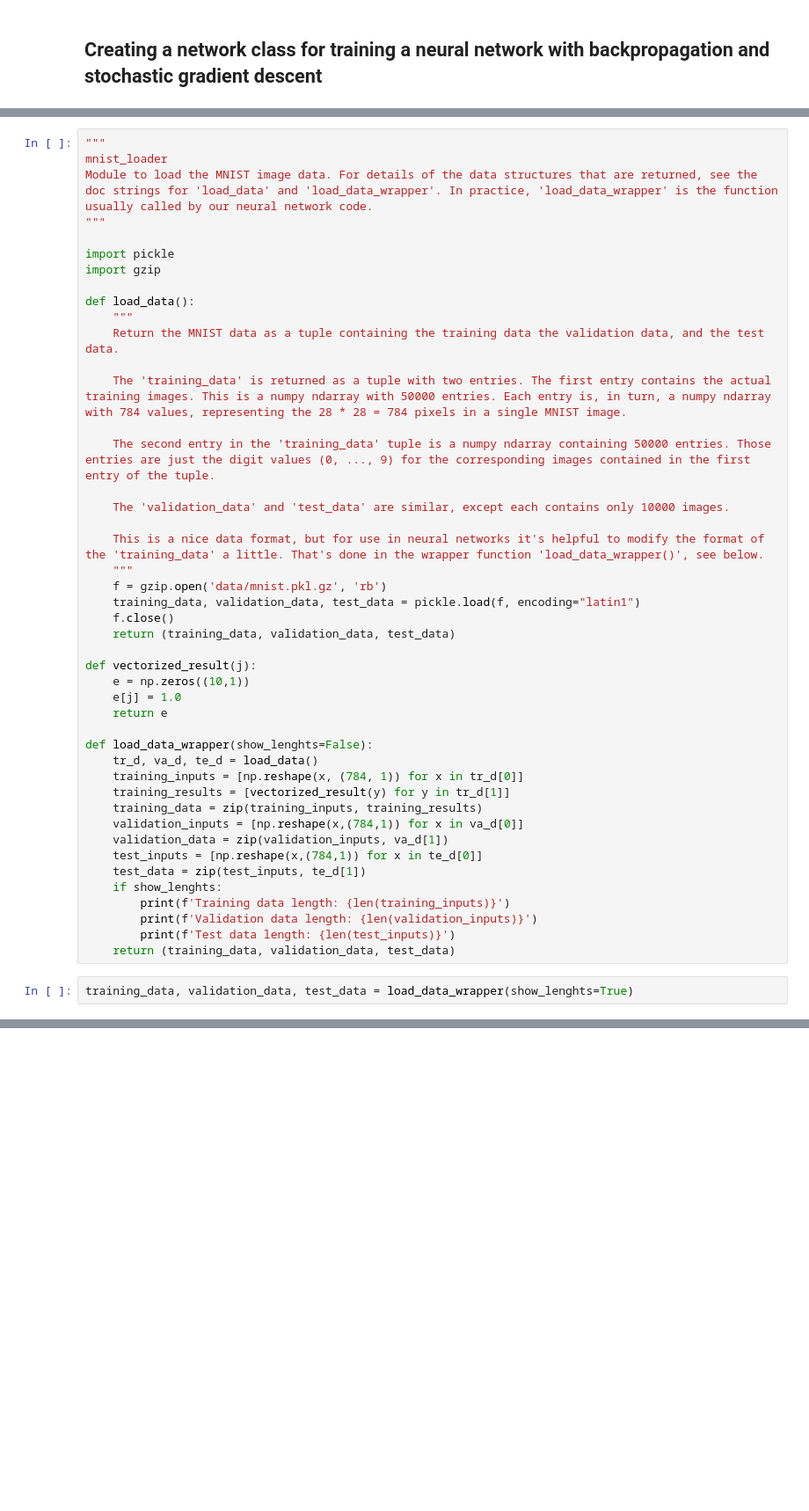
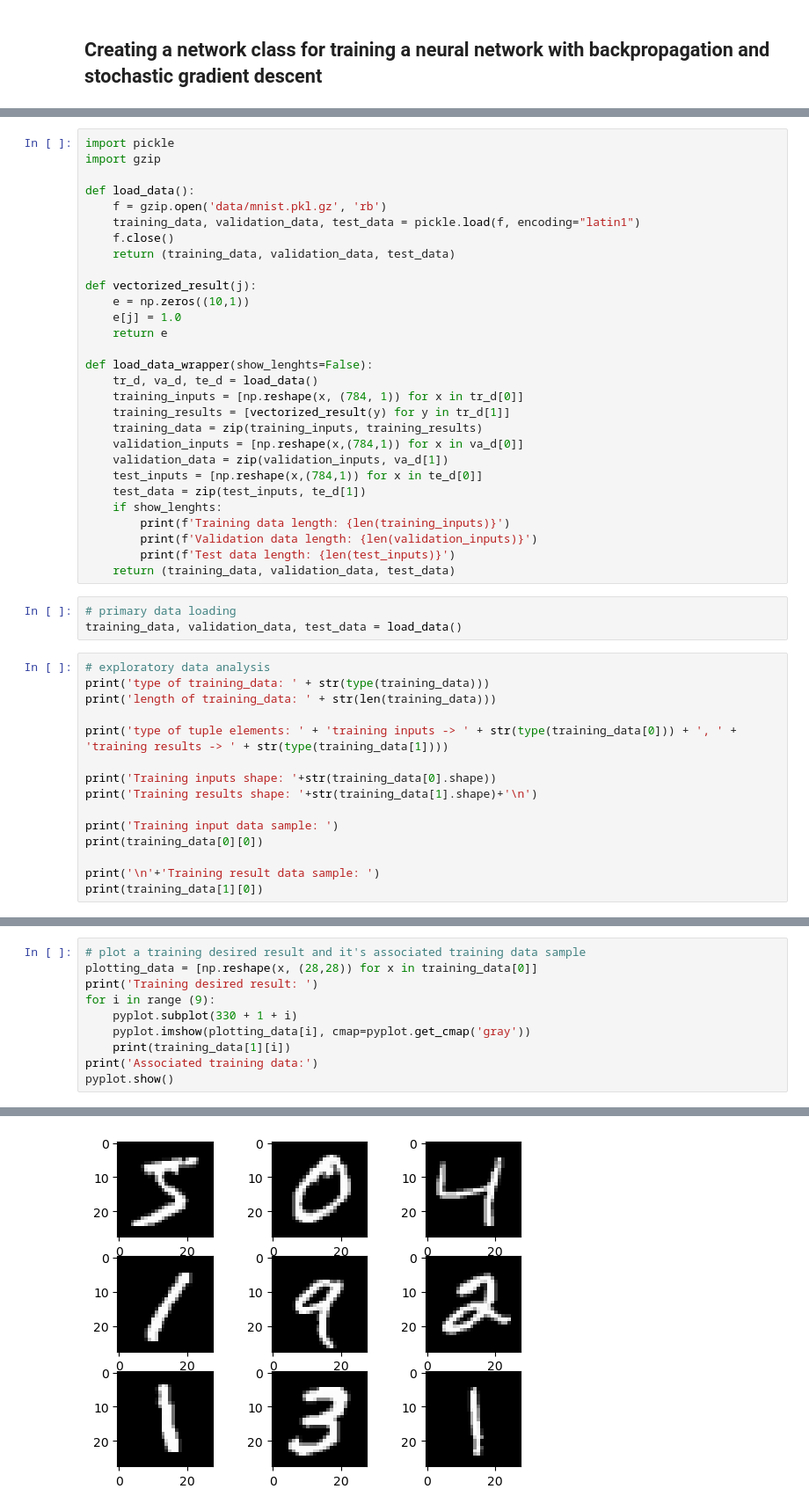
Before and after one commit to omar11205/torchDeepLearning, a Jupyter notebook: AAN/backpropagation_with_learning.ipynb, the cells around one changed output, grey strips where cells are left out. Shown at 88% size. Drawn from its saved outputs; the diff is of its cells as text; blank space fills up the shorter version.

Commit message:
Working minst neural network architecture

```diff
--- a/AAN/backpropagation_with_learning.ipynb
+++ b/AAN/backpropagation_with_learning.ipynb
@@ -142,26 +145,10 @@ def sigmoid_prime(z):
     """Derivative of the sigmoid function."""
     return sigmoid(z)*(1-sigmoid(z))
 # %%
-"""
-mnist_loader
-Module to load the MNIST image data. For details of the data structures that are returned, see the doc strings for 'load_data' and 'load_data_wrapper'. In practice, 'load_data_wrapper' is the function usually called by our neural network code.
-"""
-
 import pickle
 import gzip
 
 def load_data():
-    """
-    Return the MNIST data as a tuple containing the training data the validation data, and the test data.
-
-    The 'training_data' is returned as a tuple with two entries. The first entry contains the actual training images. This is a numpy ndarray with 50000 entries. Each entry is, in turn, a numpy ndarray with 784 values, representing the 28 * 28 = 784 pixels in a single MNIST image.
-
-    The second entry in the 'training_data' tuple is a numpy ndarray containing 50000 entries. Those entries are just the digit values (0, ..., 9) for the corresponding images contained in the first entry of the tuple.
-
-    The 'validation_data' and 'test_data' are similar, except each contains only 10000 images.
-
-    This is a nice data format, but for use in neural networks it's helpful to modify the format of the 'training_data' a little. That's done in the wrapper function 'load_data_wrapper()', see below.
-    """
     f = gzip.open('data/mnist.pkl.gz', 'rb')
     training_data, validation_data, test_data = pickle.load(f, encoding="latin1")
     f.close()
@@ -186,6 +173,22 @@ def load_data_wrapper(show_lenghts=False):
         print(f'Validation data length: {len(validation_inputs)}')
         print(f'Test data length: {len(test_inputs)}')
     return (training_data, validation_data, test_data)
+# %%
+# primary data loading
+training_data, validation_data, test_data = load_data()
 # %%
-training_data, validation_data, test_data = load_data_wrapper(show_lenghts=True)
+# exploratory data analysis
+print('type of training_data: ' + str(type(training_data)))
+print('length of training_data: ' + str(len(training_data)))
+
+print('type of tuple elements: ' + 'training inputs -> ' + str(type(training_data[0])) + ', ' + 'training results -> ' + str(type(training_data[1])))
+
+print('Training inputs shape: '+str(training_data[0].shape))
+print('Training results shape: '+str(training_data[1].shape)+'\n')
+
+print('Training input data sample: ')
+print(training_data[0][0])
+
+print('\n'+'Training result data sample: ')
+print(training_data[1][0])
 # %% [output]
@@ -194,0 +212,11 @@ Test data length: 10000
+# %%
+# plot a training desired result and it's associated training data sample
+plotting_data = [np.reshape(x, (28,28)) for x in training_data[0]]
+print('Training desired result: ')
+for i in range (9):
+    pyplot.subplot(330 + 1 + i)
+    pyplot.imshow(plotting_data[i], cmap=pyplot.get_cmap('gray'))
+    print(training_data[1][i])
+print('Associated training data:')
+pyplot.show()
+# %% [output]
@@ -194,0 +234 @@ Test data length: 10000
+[figure, added]
```
Also changed, not shown: parts of 6 cells of this notebook.
